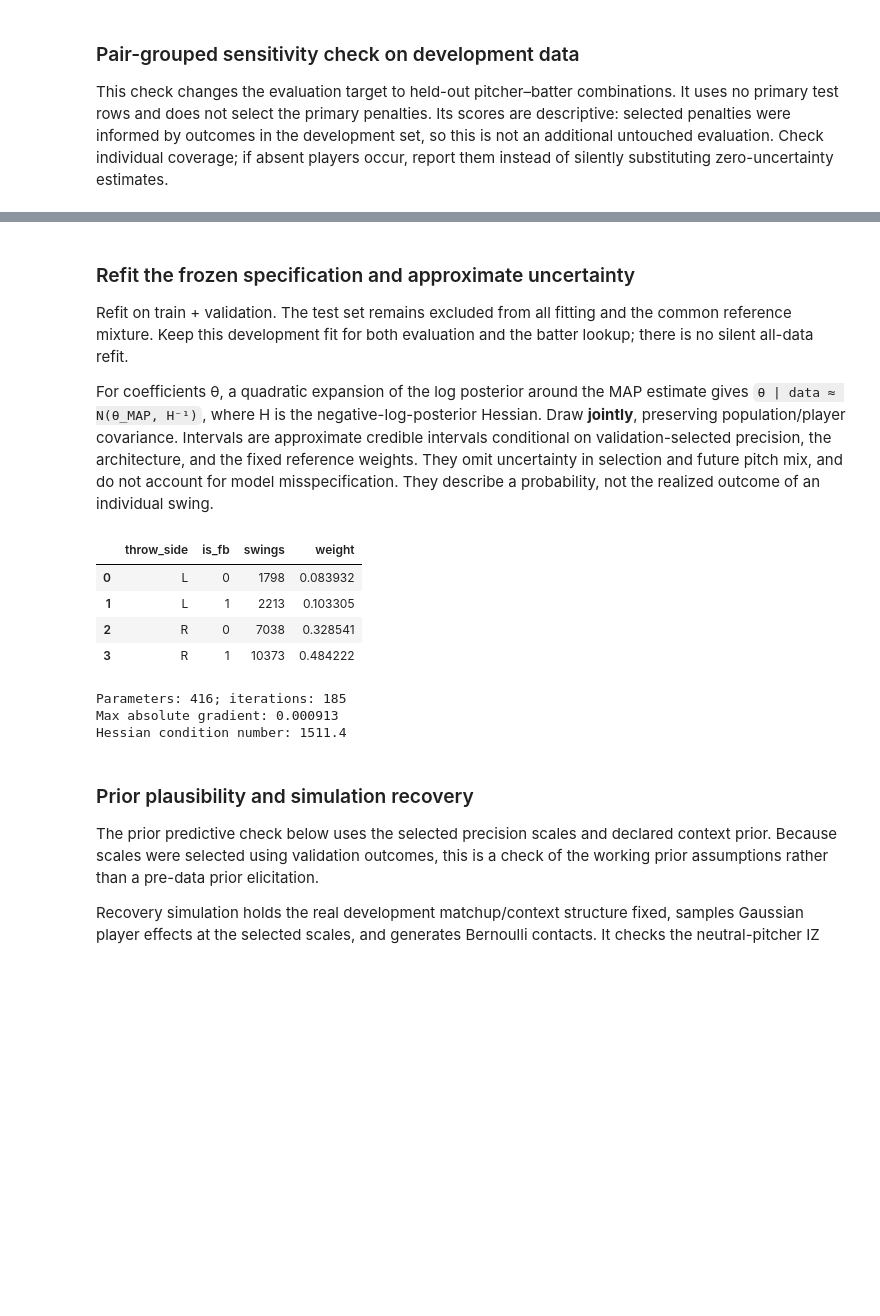
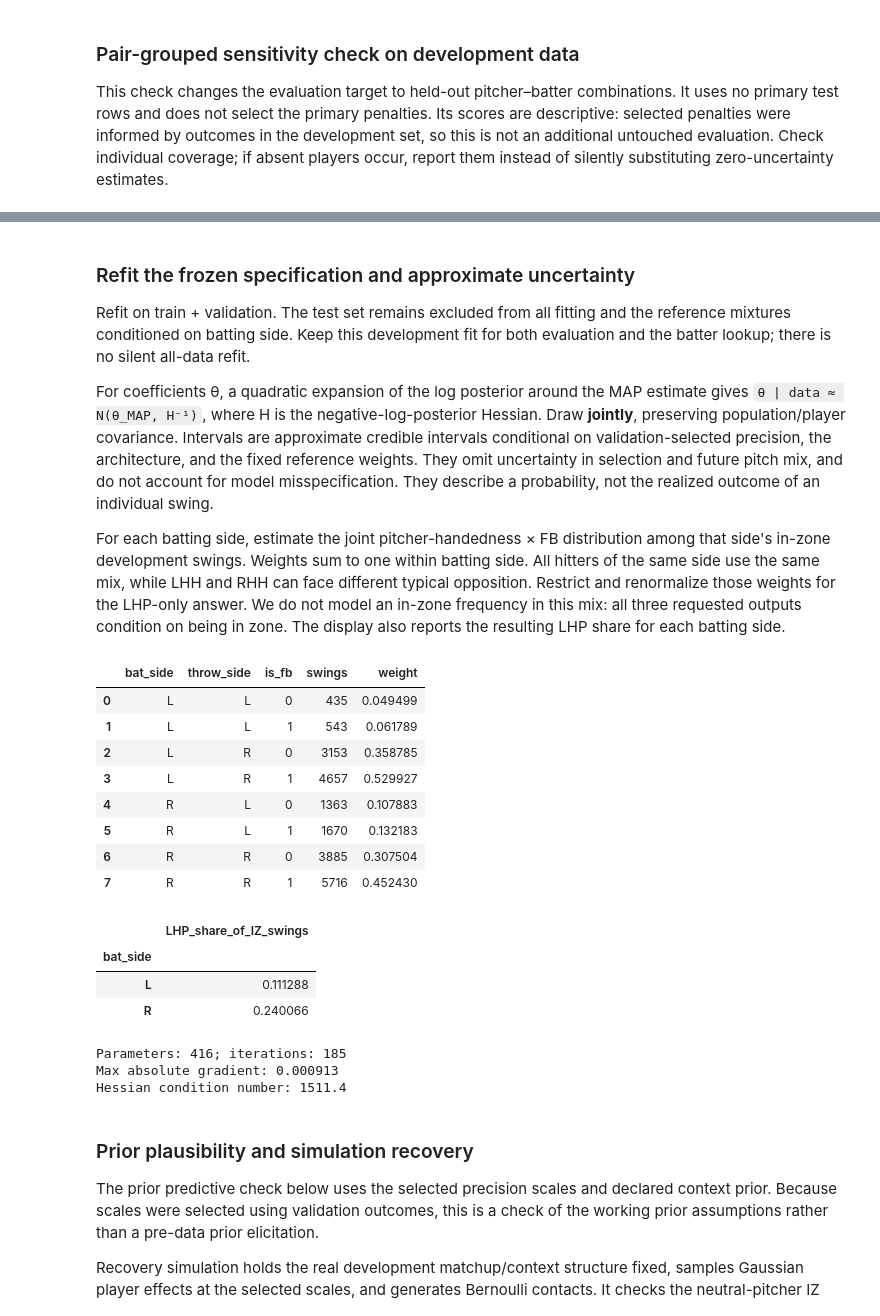
Before and after one commit to jwshomar/Nats_Data_Project, a Jupyter notebook: notebook/data_problem.ipynb, the cells around one changed output, grey strips where cells are left out. Saved outputs shown, nothing was run; the diff lists cells and outputs as text; code cells hidden in the pictures; blank space fills up the shorter version.

Commit message:
Refinement of model and notebook

```diff
--- a/notebook/data_problem.ipynb
+++ b/notebook/data_problem.ipynb
@@ -419,9 +516,11 @@ Players absent from sensitivity training: {'batter_id': set(), 'pitcher_id': set
 # %% [markdown]
 ### Refit the frozen specification and approximate uncertainty
 
-Refit on train + validation. The test set remains excluded from all fitting and the common reference mixture. Keep this development fit for both evaluation and the batter lookup; there is no silent all-data refit.
+Refit on train + validation. The test set remains excluded from all fitting and the reference mixtures conditioned on batting side. Keep this development fit for both evaluation and the batter lookup; there is no silent all-data refit.
 
 For coefficients θ, a quadratic expansion of the log posterior around the MAP estimate gives `θ | data ≈ N(θ_MAP, H⁻¹)`, where H is the negative-log-posterior Hessian. Draw **jointly**, preserving population/player covariance. Intervals are approximate credible intervals conditional on validation-selected precision, the architecture, and the fixed reference weights. They omit uncertainty in selection and future pitch mix, and do not account for model misspecification. They describe a probability, not the realized outcome of an individual swing.
+
+For each batting side, estimate the joint pitcher-handedness × FB distribution among that side's in-zone development swings. Weights sum to one within batting side. All hitters of the same side use the same mix, while LHH and RHH can face different typical opposition. Restrict and renormalize those weights for the LHP-only answer. We do not model an in-zone frequency in this mix: all three requested outputs condition on being in zone. The display also reports the resulting LHP share for each batting side.
 # %%
 final_models = {
     "Context": ContactModel(include_batter=False, include_pitcher=False, context_sd=CONTEXT_SD).fit(development),
@@ -433,6 +532,9 @@ contact_model.laplace_covariance(development)
 coefficient_draws = contact_model.draw_coefficients(POSTERIOR_DRAWS, DRAW_SEED)
 reference_mix = reference_contexts(development)
 display(reference_mix)
+assert np.allclose(reference_mix.groupby("bat_side").weight.sum(), 1)
+lhp_reference_share = reference_mix.loc[reference_mix.throw_side.eq("L")].groupby("bat_side").weight.sum()
+display(lhp_reference_share.rename("LHP_share_of_IZ_swings").to_frame())
 print(f"Parameters: {contact_model.n_parameters}; iterations: {contact_model.iterations}")
 print(f"Max absolute gradient: {contact_model.gradient_max:.3g}")
 print(f"Hessian condition number: {contact_model.hessian_condition:.1f}")
@@ -440,39 +542,48 @@ print(f"Hessian condition number: {contact_model.hessian_condition:.1f}")
 import scipy
 import sklearn
 
 run_settings = {
     "target": "contact conditional on swing", "split_seed": used_split_seed,
     "split": "60/20/20 swings stratified by context with individual coverage",
     "precision_grid": PRECISION_GRID, "validation_tolerance": VALIDATION_TOLERANCE, "batter_precision": chosen_batter_precision,
     "pitcher_precision": chosen_pitcher_precision,
     "batter_only_precision": chosen_batter_only_precision,
     "context_prior_sd": CONTEXT_SD, "draw_seed": DRAW_SEED,
     "posterior_draws": POSTERIOR_DRAWS,
     "simulation_repetitions": SIMULATION_REPETITIONS,
     "data_sha256": hashlib.sha256((project_root / "data" / "wsh_pitches.csv").read_bytes()).hexdigest(),
     "python": sys.version.split()[0], "numpy": np.__version__, "pandas": pd.__version__,
     "scipy": scipy.__version__, "scikit_learn": sklearn.__version__,
     "fit_rows": len(development), "test_rows": len(test),
     "neutral_opposition": "equal-player mean logit effect within handedness",
-    "limitations": ["no chronological validation", "conditional Laplace intervals", "shared historical swing mix"],
+    "reference_mix": "throw_side x is_fb conditional on bat_side and in-zone swings; development only",
+    "limitations": ["no chronological validation", "conditional Laplace intervals", "historical swing mix shared within batting side"],
 }
 (output_dir / "run_settings.json").write_text(json.dumps(run_settings, indent=2) + "\n")
 reference_mix.to_csv(output_dir / "reference_mix.csv", index=False)
 np.savez_compressed(
     output_dir / "development_fit.npz",
     coefficients=contact_model.theta, covariance=contact_model.covariance,
     batter_ids=contact_model.player_ids["batter_id"],
     pitcher_ids=contact_model.player_ids["pitcher_id"],
     batter_sides=contact_model.player_sides["batter_id"],
     pitcher_sides=contact_model.player_sides["pitcher_id"],
     precision=contact_model.precision,
 )
 # %% [output]
-|  | throw_side | is_fb | swings | weight |
-| 0 | L | 0 | 1798 | 0.083932 |
-| 1 | L | 1 | 2213 | 0.103305 |
-| 2 | R | 0 | 7038 | 0.328541 |
-| 3 | R | 1 | 10373 | 0.484222 |
+|  | bat_side | throw_side | is_fb | swings | weight |
+| 0 | L | L | 0 | 435 | 0.049499 |
+| 1 | L | L | 1 | 543 | 0.061789 |
+| 2 | L | R | 0 | 3153 | 0.358785 |
+| 3 | L | R | 1 | 4657 | 0.529927 |
+| 4 | R | L | 0 | 1363 | 0.107883 |
+| 5 | R | L | 1 | 1670 | 0.132183 |
+| 6 | R | R | 0 | 3885 | 0.307504 |
+| 7 | R | R | 1 | 5716 | 0.452430 |
+|  | LHP_share_of_IZ_swings |
+| bat_side |  |
+| L | 0.111288 |
+| R | 0.240066 |
 Parameters: 416; iterations: 185
 Max absolute gradient: 0.000913
 Hessian condition number: 1511.4
```
Also changed, not shown: parts of 15 cells of this notebook, 2 other files.
